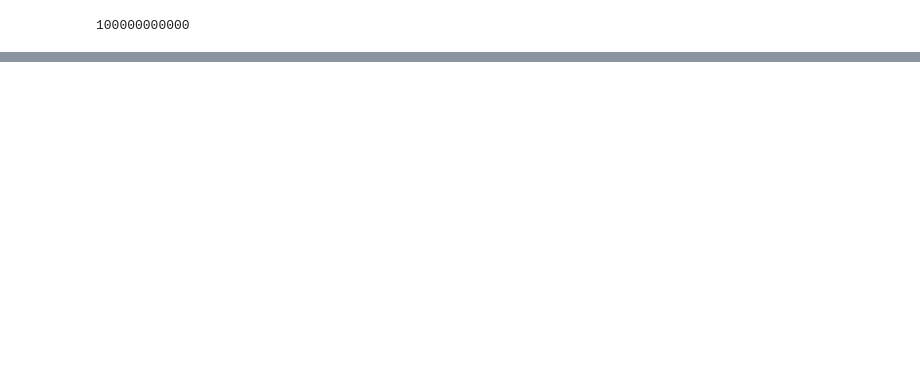
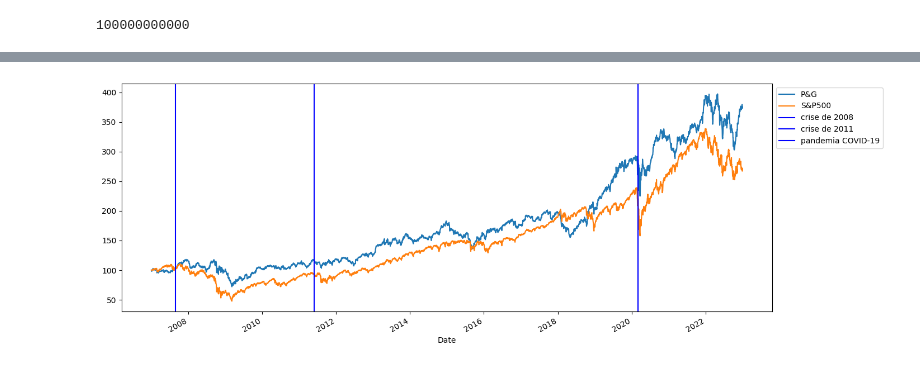
Before and after one commit to CarlenePSF/quantum_computation, a Jupyter notebook: notebooks/financas_e_analise_de_investimentos.ipynb, the cells around one changed output, grey strips where cells are left out. Saved outputs shown, nothing was run; the diff lists cells and outputs as text; code cells hidden in the pictures; blank space fills up the shorter version.

```diff
--- a/notebooks/financas_e_analise_de_investimentos.ipynb
+++ b/notebooks/financas_e_analise_de_investimentos.ipynb
@@ -515,0 +706,8 @@ Volatilidade da carteira:  16.30716118754213 %
+# %%
+assets = ['PG', '^GSPC']
+# %%
+portifolio_data = pdr.get_data_yahoo(assets, start='2007-01-01', end="2022-12-31")['Adj Close']
+portifolio_data = portifolio_data.rename(
+    columns={'PG': 'P&G',
+             '^GSPC': 'S&P500'}
+)
@@ -515,0 +726,11 @@ Volatilidade da carteira:  16.30716118754213 %
+# %%
+(100*portifolio_data/portifolio_data.iloc[0]).plot(figsize=(15, 6))
+plt.axvline(x=pd.to_datetime("2007-08-30"), color='b', label='crise de 2008')
+plt.axvline(x=pd.to_datetime("2011-06-01"), color='b', label='crise de 2011')
+plt.axvline(x=pd.to_datetime("2020-03-01"), color='b', label='pandemia COVID-19')
+
+# place legend outside
+plt.legend(bbox_to_anchor=(1.0, 1), loc='best')
+plt.show()
+# %% [output]
+[figure, added]
```
Also changed, not shown: parts of 78 cells of this notebook.
